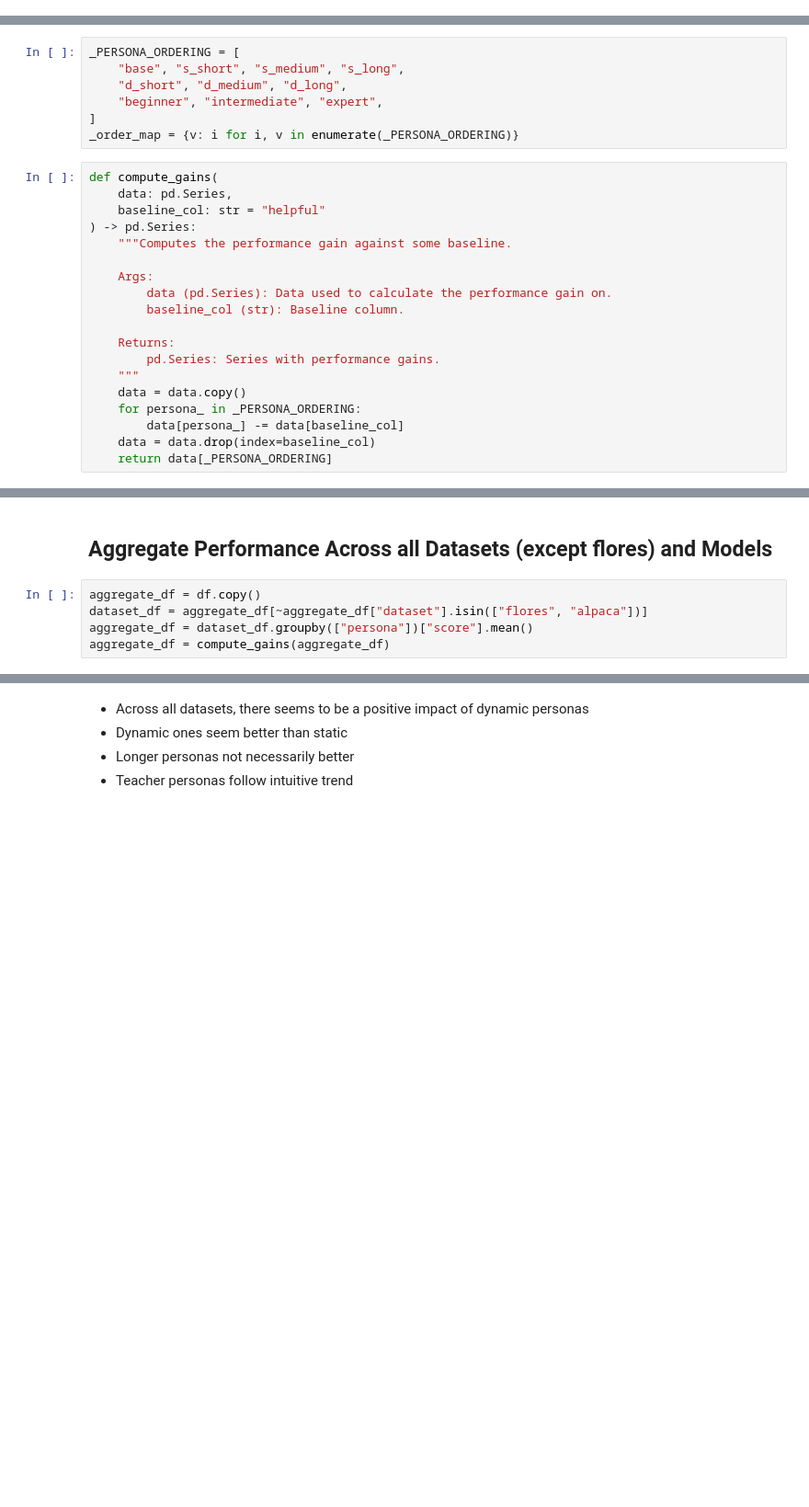
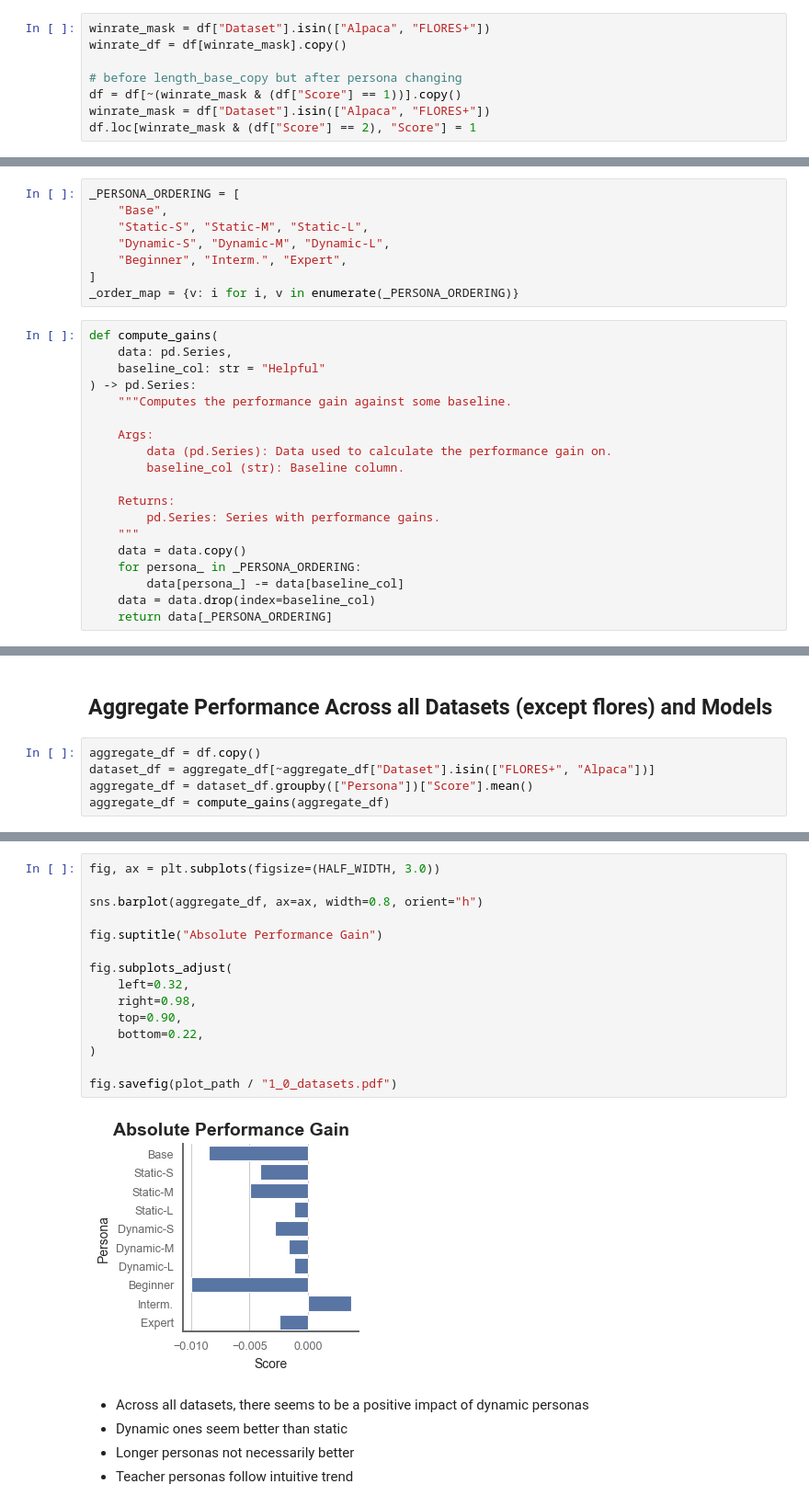
Before and after one commit to nicomu99/master-thesis, a Jupyter notebook: dataset_overview.ipynb, the cells around one changed output, grey strips where cells are left out. Shown at 92% size. Cells and saved outputs as stored; diff of their text form; blank space fills up the shorter version.

Commit message:
Polish plots

```diff
--- a/dataset_overview.ipynb
+++ b/dataset_overview.ipynb
@@ -57,0 +99,8 @@ df["persona"] = df["persona"].str.replace("_teacher", "")
+# %%
+winrate_mask = df["Dataset"].isin(["Alpaca", "FLORES+"])
+winrate_df = df[winrate_mask].copy()
+
+# before length_base_copy but after persona changing
+df = df[~(winrate_mask & (df["Score"] == 1))].copy()
+winrate_mask = df["Dataset"].isin(["Alpaca", "FLORES+"])
+df.loc[winrate_mask & (df["Score"] == 2), "Score"] = 1
@@ -58,14 +109,15 @@ df["persona"] = df["persona"].str.replace("_teacher", "")
 # %%
 _PERSONA_ORDERING = [
-    "base", "s_short", "s_medium", "s_long",
-    "d_short", "d_medium", "d_long",
-    "beginner", "intermediate", "expert",
+    "Base",
+    "Static-S", "Static-M", "Static-L",
+    "Dynamic-S", "Dynamic-M", "Dynamic-L",
+    "Beginner", "Interm.", "Expert",
 ]
 _order_map = {v: i for i, v in enumerate(_PERSONA_ORDERING)}
 # %%
 def compute_gains(
     data: pd.Series,
-    baseline_col: str = "helpful"
+    baseline_col: str = "Helpful"
 ) -> pd.Series:
     """Computes the performance gain against some baseline.
 
@@ -125,6 +177,6 @@ def print_sig(
 ## Aggregate Performance Across all Datasets (except flores) and Models
 # %%
 aggregate_df = df.copy()
-dataset_df = aggregate_df[~aggregate_df["dataset"].isin(["flores", "alpaca"])]
-aggregate_df = dataset_df.groupby(["persona"])["score"].mean()
+dataset_df = aggregate_df[~aggregate_df["Dataset"].isin(["FLORES+", "Alpaca"])]
+aggregate_df = dataset_df.groupby(["Persona"])["Score"].mean()
 aggregate_df = compute_gains(aggregate_df)
@@ -136,3 +183,20 @@ plt.savefig("plots/results/1_0_datasets.png")
+# %%
+fig, ax = plt.subplots(figsize=(HALF_WIDTH, 3.0))
+
+sns.barplot(aggregate_df, ax=ax, width=0.8, orient="h")
+
+fig.suptitle("Absolute Performance Gain")
+
+fig.subplots_adjust(
+    left=0.32,
+    right=0.98,
+    top=0.90,
+    bottom=0.22,
+)
+
+fig.savefig(plot_path / "1_0_datasets.pdf")
+# %% [output]
+[figure, added]
 # %% [markdown]
 - Across all datasets, there seems to be a positive impact of dynamic personas
 - Dynamic ones seem better than static
```
Also changed, not shown: parts of 57 cells of this notebook, 21 other files.
